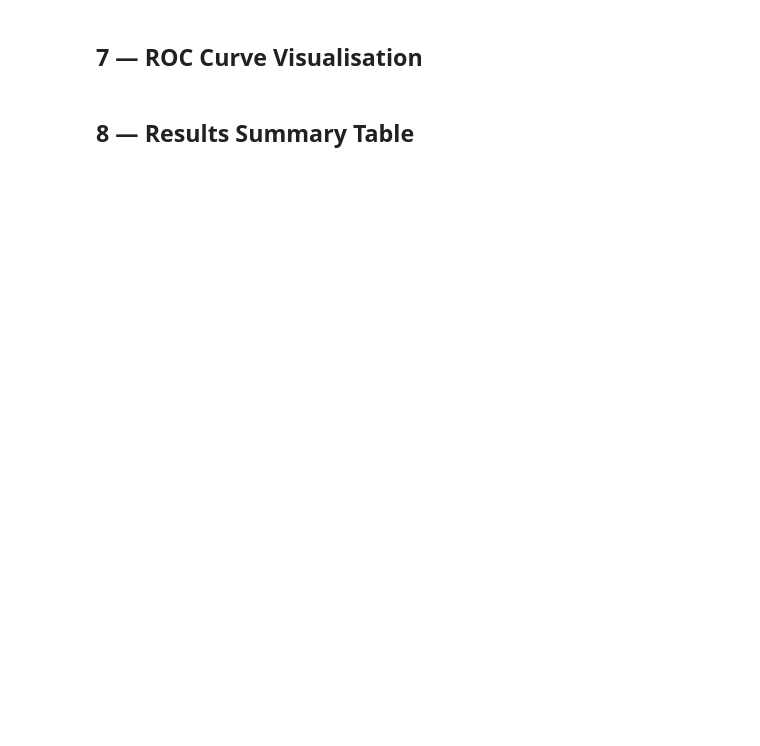
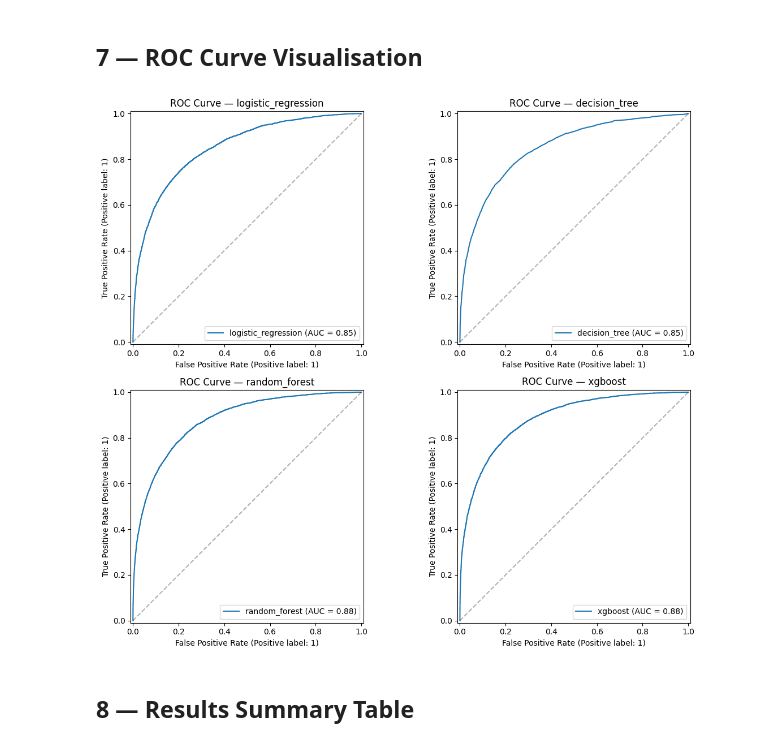
Before and after one commit to ThibaultGM78/australia_rain, a Jupyter notebook: classical_training.ipynb, the cells around one changed output. Saved outputs shown, nothing was run; the diff lists cells and outputs as text; code cells hidden in the pictures; blank space fills up the shorter version.

```diff
--- a/classical_training.ipynb
+++ b/classical_training.ipynb
@@ -69,16 +84,16 @@ for name, pipeline in models.items():
 cv_strategy = StratifiedKFold(n_splits=5, shuffle=True, random_state=42)
 scoring = ["roc_auc", "f1", "accuracy", "precision", "recall"]
 
-# cv_results = {}
-# for name, pipeline in models.items():
-#     print(f"\nRunning CV for {name}...")
-#     scores = cross_validate(
-#         pipeline, X_train, y_train,
-#         cv=cv_strategy, scoring=scoring,
-#         n_jobs=-1, return_train_score=True
-#     )
-#     cv_results[name] = scores
-#     print(f"  ROC-AUC: {scores['test_roc_auc'].mean():.4f} \u00b1 {scores['test_roc_auc'].std():.4f}")
-#     print(f"  F1:      {scores['test_f1'].mean():.4f} \u00b1 {scores['test_f1'].std():.4f}")
-#     print(f"  Accuracy:{scores['test_accuracy'].mean():.4f} \u00b1 {scores['test_accuracy'].std():.4f}")
+cv_results = {}
+for name, pipeline in models.items():
+    print(f"\nRunning CV for {name}...")
+    scores = cross_validate(
+        pipeline, X_train, y_train,
+        cv=cv_strategy, scoring=scoring,
+        n_jobs=-1, return_train_score=True
+    )
+    cv_results[name] = scores
+    print(f"  ROC-AUC: {scores['test_roc_auc'].mean():.4f} \u00b1 {scores['test_roc_auc'].std():.4f}")
+    print(f"  F1:      {scores['test_f1'].mean():.4f} \u00b1 {scores['test_f1'].std():.4f}")
+    print(f"  Accuracy:{scores['test_accuracy'].mean():.4f} \u00b1 {scores['test_accuracy'].std():.4f}")
 print("CV strategy defined — uncomment above to run.")
@@ -85,10 +136,10 @@ print("CV strategy defined — uncomment above to run.")
 # %% [markdown]
 ## 6 — Fit & Save Models
 # %%
-# for name, pipeline in models.items():
-#     print(f"Fitting {name}...")
-#     pipeline.fit(X_train, y_train)
-#     save_path = os.path.join(MODELS_DIR, f"{name}.joblib")
-#     joblib.dump(pipeline, save_path)
-#     print(f"  Saved: {save_path}")
+for name, pipeline in models.items():
+    print(f"Fitting {name}...")
+    pipeline.fit(X_train, y_train)
+    save_path = os.path.join(MODELS_DIR, f"{name}.joblib")
+    joblib.dump(pipeline, save_path)
+    print(f"  Saved: {save_path}")
 print("Fit + save logic ready — uncomment to execute.")
@@ -95,19 +159,21 @@ print("Fit + save logic ready — uncomment to execute.")
 # %% [markdown]
 ## 7 — ROC Curve Visualisation
 # %%
-TRAINED = False  # Set to True after running training cells above
+TRAINED = True
 
 if TRAINED:
     fig, axes = plt.subplots(2, 2, figsize=(12, 10))
     for ax, (name, pipeline) in zip(axes.flat, models.items()):
         RocCurveDisplay.from_estimator(pipeline, X_test, y_test, ax=ax, name=name)
         ax.set_title(f"ROC Curve — {name}")
         ax.plot([0, 1], [0, 1], "k--", alpha=0.3)
     plt.tight_layout()
     plt.savefig("artifacts/fig_roc_curves.png", dpi=150, bbox_inches="tight")
     plt.show()
 else:
     print("\u23ed Skipping plots — set TRAINED=True after fitting models.")
+# %% [output]
+[figure, added]
 # %% [markdown]
 ## 8 — Results Summary Table
 # %%
```
Also changed, not shown: parts of 7 cells of this notebook, 12 other files.
